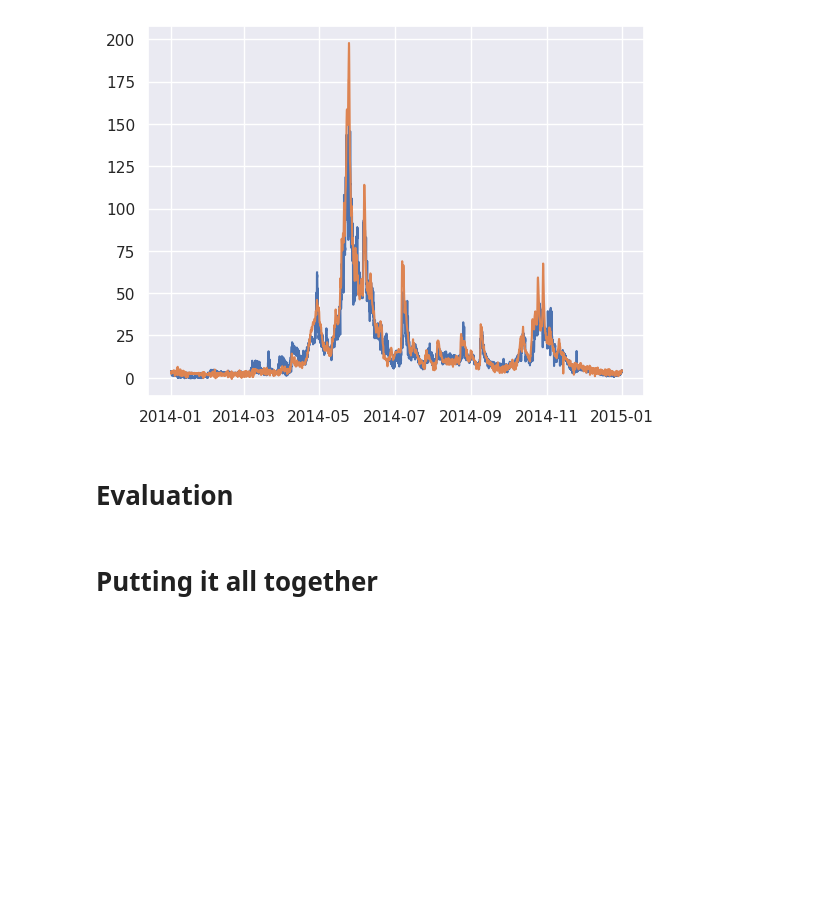
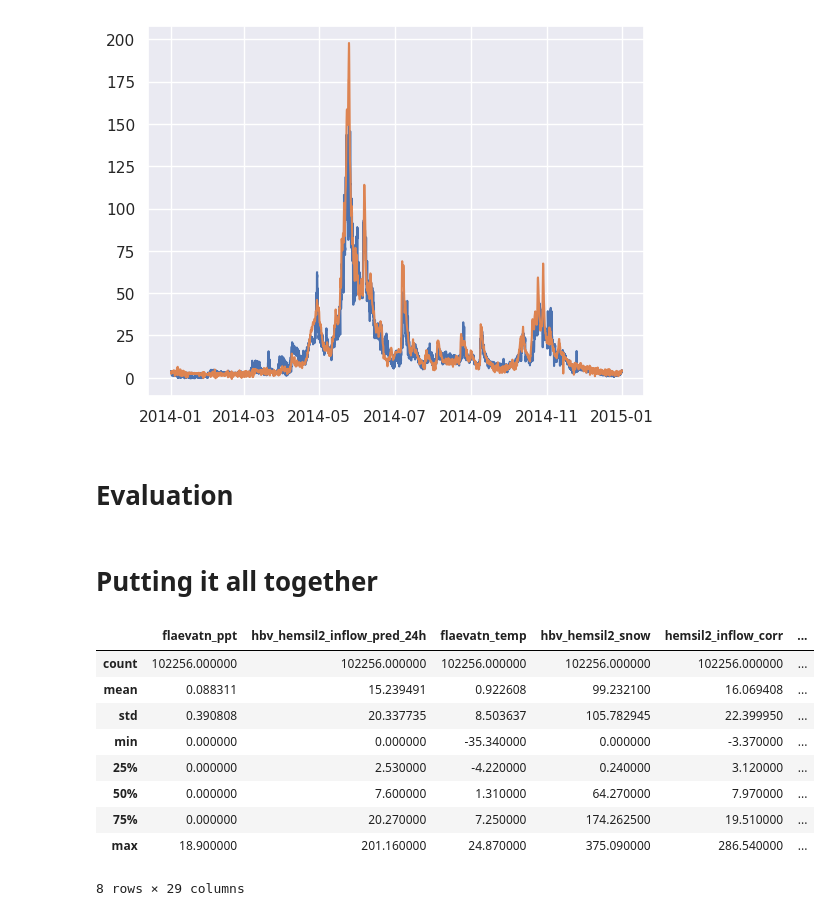
Before and after one commit to krisbrud/norwai-innovate-hackathon-2022, a Jupyter notebook: hackathon.ipynb, the cells around one changed output. Saved outputs shown, nothing was run; the diff lists cells and outputs as text; code cells hidden in the pictures; blank space fills up the shorter version.

```diff
--- a/hackathon.ipynb
+++ b/hackathon.ipynb
@@ -354,3 +354,20 @@ df
 | 2021-08-31 22:00:00 | 0.0 | 3.65 | 11.76 | 0.00 | 3.66 | ... |
 | 2021-08-31 23:00:00 | 0.0 | 3.66 | 9.89 | 0.00 | 3.11 | ... |
 102264 rows × 24 columns
+# %%
+# Add lagged observations for storeskar inflow
+
+mock_df = df[:10].copy()
+print(mock_df["storeskar_inflow"])
+mock_df["storeskar_inflow_lag_3"] = mock_df["storeskar_inflow"].shift(3)
+print(mock_df[["storeskar_inflow", "storeskar_inflow_lag_3"]])
+
+def add_lagged_observations_for_column(df: pd.DataFrame, column_name: str, lag: int):
+    if lag < 0:
+        raise ValueError("Lag must be positive. Looking at future inputs is not allowed!")
+
+    lagged_observation_key = column_name + f"_lagged_{lag}_hours"
+
+    df[lagged_observation_key] = df[column_name].shift(lag)
+
+    return df  # Operation is done in-place, but we return the df anyways.
@@ -477,3 +517,38 @@ def calculate_mae(y_pred, y_true) -> float:
 # %% [markdown]
 # Putting it all together
+# %%
+## Preprocessing
+
+# Load the dataset from file
+df = make_dataframe_from_file()
+
+# Drop rows after problems
+df = drop_rows_after_timestamp(df)
+
+# Fill NaNs from switching to daylight savings by linear interpolation ("lerp")
+df = fill_nans_with_linear_interpolation(df)
+
+# Add one-hot categorical of month to make representing seasonal differences easier
+df = add_one_hot_month_categorical(df)
+
+# Add lagged observations for upstream river.
+# It is said to be lagged by ~6 hours, so we add from 4 to 8 hours
+for lag in range(4, 8 + 1):
+    df = add_lagged_observations_for_column(df, "storeskar_inflow", lag)
+
+# Drop the first values of the first year (as the lagged observations introduced NaNs)
+df = df.dropna(axis=0)
+
+df.describe()
+# %% [output]
+|  | flaevatn_ppt | hbv_hemsil2_inflow_pred_24h | flaevatn_temp | hbv_hemsil2_snow | hemsil2_inflow_corr | ... |
+| count | 102256.000000 | 102256.000000 | 102256.000000 | 102256.000000 | 102256.000000 | ... |
+| mean | 0.088311 | 15.239491 | 0.922608 | 99.232100 | 16.069408 | ... |
+| std | 0.390808 | 20.337735 | 8.503637 | 105.782945 | 22.399950 | ... |
+| min | 0.000000 | 0.000000 | -35.340000 | 0.000000 | -3.370000 | ... |
+| 25% | 0.000000 | 2.530000 | -4.220000 | 0.240000 | 3.120000 | ... |
+| 50% | 0.000000 | 7.600000 | 1.310000 | 64.270000 | 7.970000 | ... |
+| 75% | 0.000000 | 20.270000 | 7.250000 | 174.262500 | 19.510000 | ... |
+| max | 18.900000 | 201.160000 | 24.870000 | 375.090000 | 286.540000 | ... |
+8 rows × 29 columns
 # %%
```
Also changed, not shown: parts of 4 cells of this notebook.
